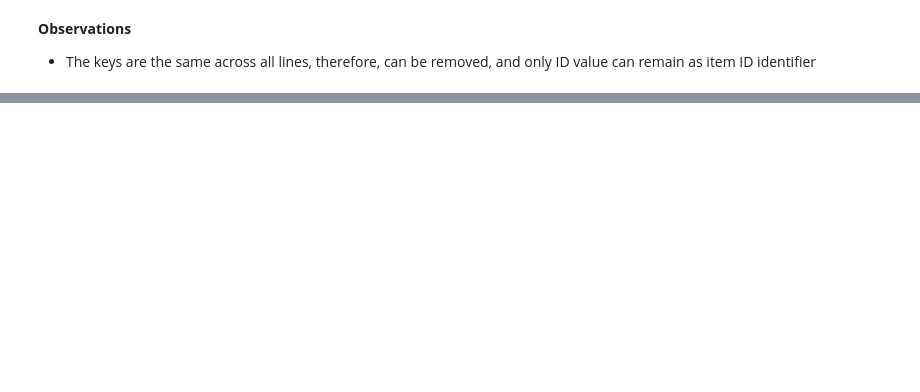
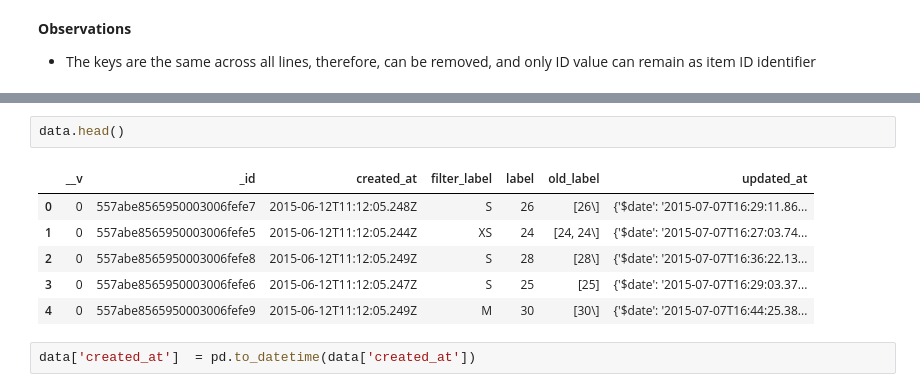
Before and after one commit to gabidan/trouva_gabi, a Jupyter notebook: trouva-test.ipynb, the cells around one changed output, grey strips where cells are left out. Drawn from its saved outputs; the diff is of its cells as text; blank space fills up the shorter version.

```diff
--- a/trouva-test.ipynb
+++ b/trouva-test.ipynb
@@ -113,0 +128,11 @@ dict_values
+# %%
+data.head()
+# %% [output]
+|  | __v | _id | created_at | filter_label | label | old_label | updated_at |
+| 0 | 0 | 557abe8565950003006fefe7 | 2015-06-12T11:12:05.248Z | S | 26 | [26\] | {'$date': '2015-07-07T16:29:11.86... |
+| 1 | 0 | 557abe8565950003006fefe5 | 2015-06-12T11:12:05.244Z | XS | 24 | [24, 24\] | {'$date': '2015-07-07T16:27:03.74... |
+| 2 | 0 | 557abe8565950003006fefe8 | 2015-06-12T11:12:05.249Z | S | 28 | [28\] | {'$date': '2015-07-07T16:36:22.13... |
+| 3 | 0 | 557abe8565950003006fefe6 | 2015-06-12T11:12:05.247Z | S | 25 | [25] | {'$date': '2015-07-07T16:29:03.37... |
+| 4 | 0 | 557abe8565950003006fefe9 | 2015-06-12T11:12:05.249Z | M | 30 | [30\] | {'$date': '2015-07-07T16:44:25.38... |
+# %%
+data['created_at']  = pd.to_datetime(data['created_at'])
```
Also changed, not shown: parts of 32 cells of this notebook.
